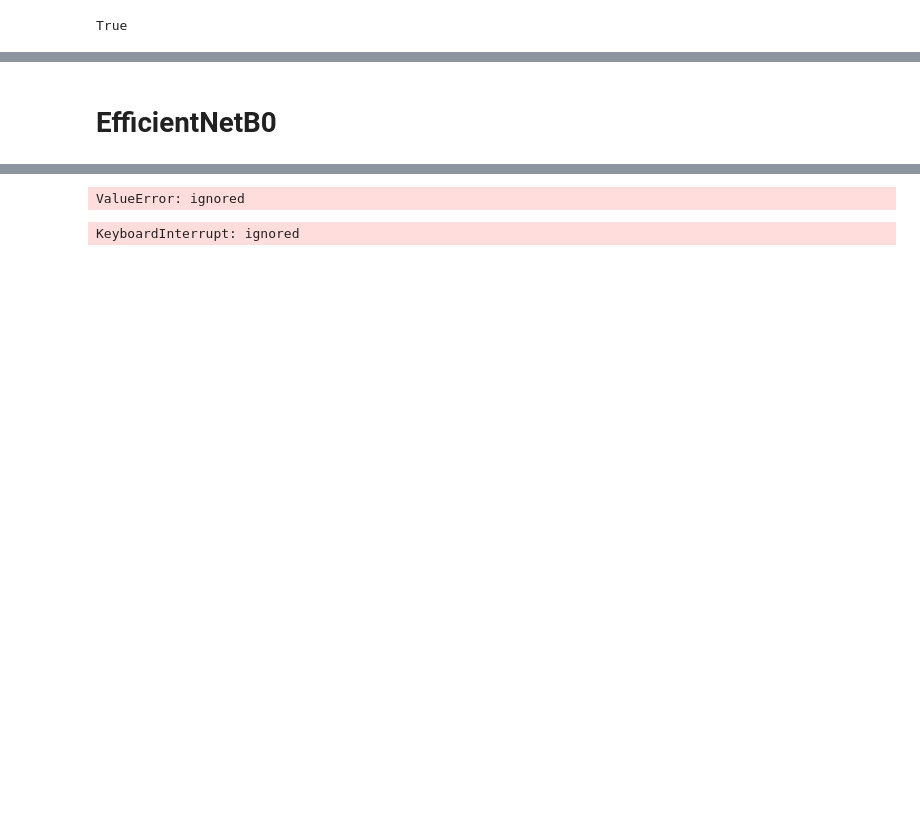
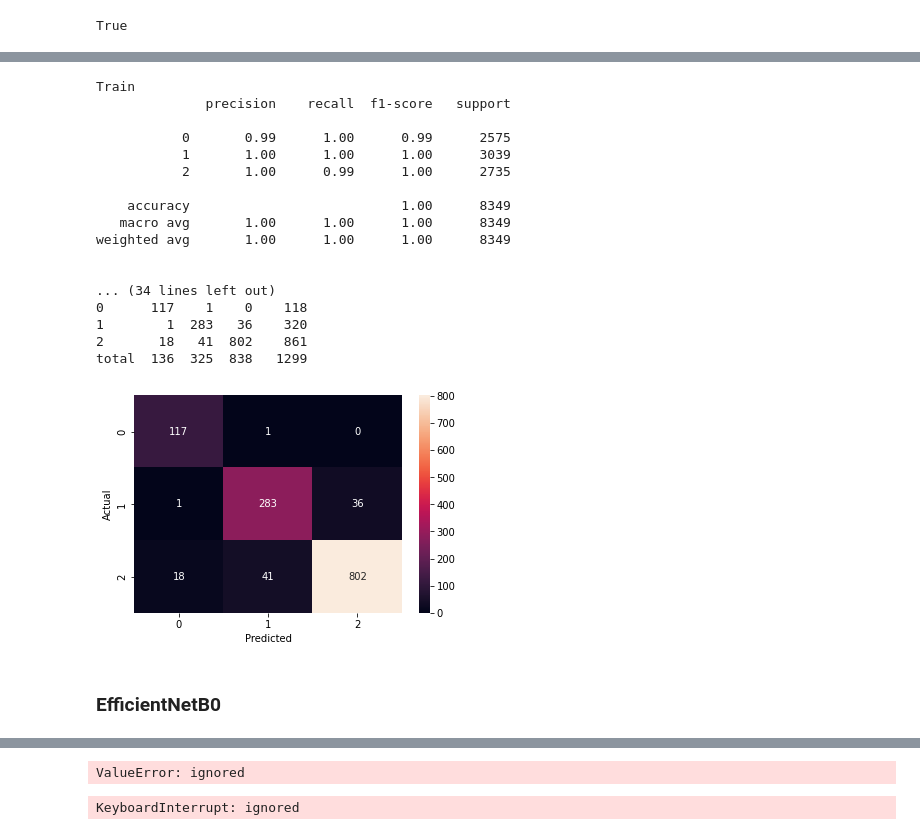
Before and after one commit to Amir-h055/Image-Procccessing, a Jupyter notebook: image_processing.ipynb, the cells around one changed output, grey strips where cells are left out. Saved outputs shown, nothing was run; the diff lists cells and outputs as text; code cells hidden in the pictures; blank space fills up the shorter version.

```diff
--- a/image_processing.ipynb
+++ b/image_processing.ipynb
@@ -561,0 +838,8 @@ plt.ylabel('Actual');
+# %%
+model.compile(optimizer=keras.optimizers.Adam(lr=0.00001),
+              loss='categorical_crossentropy',
+              metrics=[keras.metrics.CategoricalAccuracy(),f1_m])
+# %%
+es = tf.keras.callbacks.EarlyStopping(patience=5, monitor='val_categorical_accuracy')
+# %%
+model.fit(X_train, y_train, batch_size=32, epochs=27, validation_data=(X_valid, y_valid), callbacks=[es])
@@ -561,0 +870,4 @@ plt.ylabel('Actual');
+# %%
+y_pred_train3 = model.predict(X_train)
+y_pred_valid3 = model.predict(X_valid)
+y_pred_test3 = model.predict(X_test)
@@ -562,5 +894,26 @@ plt.ylabel('Actual');
+# %%
+model_evaluation(y_pred_train3, y_pred_valid3,y_pred_test3)
+# %% [output]
+Train
+              precision    recall  f1-score   support
+
+           0       0.99      1.00      0.99      2575
+           1       1.00      1.00      1.00      3039
+           2       1.00      0.99      1.00      2735
+
+    accuracy                           1.00      8349
+   macro avg       1.00      1.00      1.00      8349
+weighted avg       1.00      1.00      1.00      8349
+
+
+... (34 lines left out)
+0      117    1    0    118
+1        1  283   36    320
+2       18   41  802    861
+total  136  325  838   1299
+[figure, added]
 # %% [markdown]
-# EfficientNetB0
+### EfficientNetB0
 # %%
 effnet = tf.keras.applications.EfficientNetB0(
     include_top=False,
```
Also changed, not shown: parts of 71 cells of this notebook.
